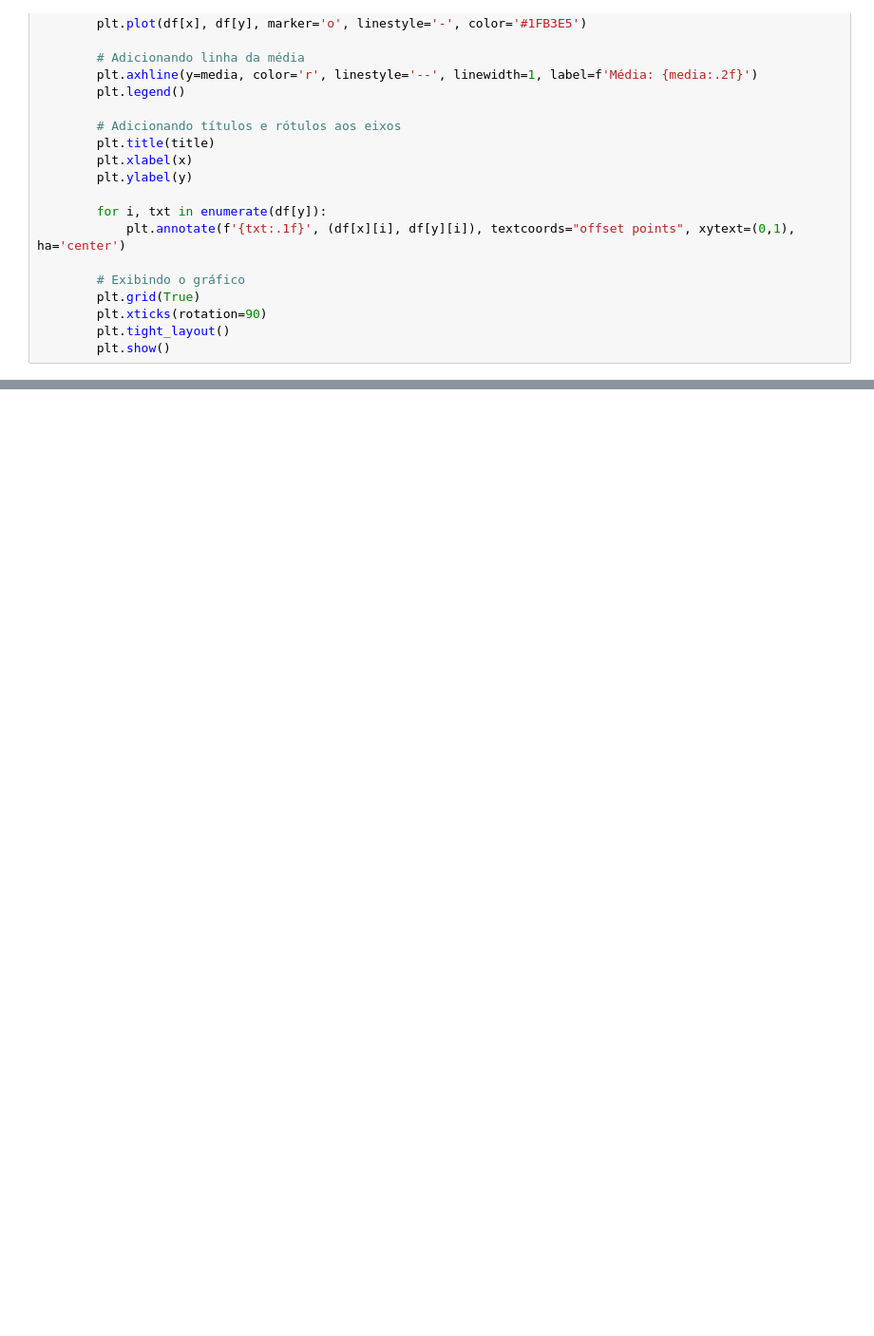
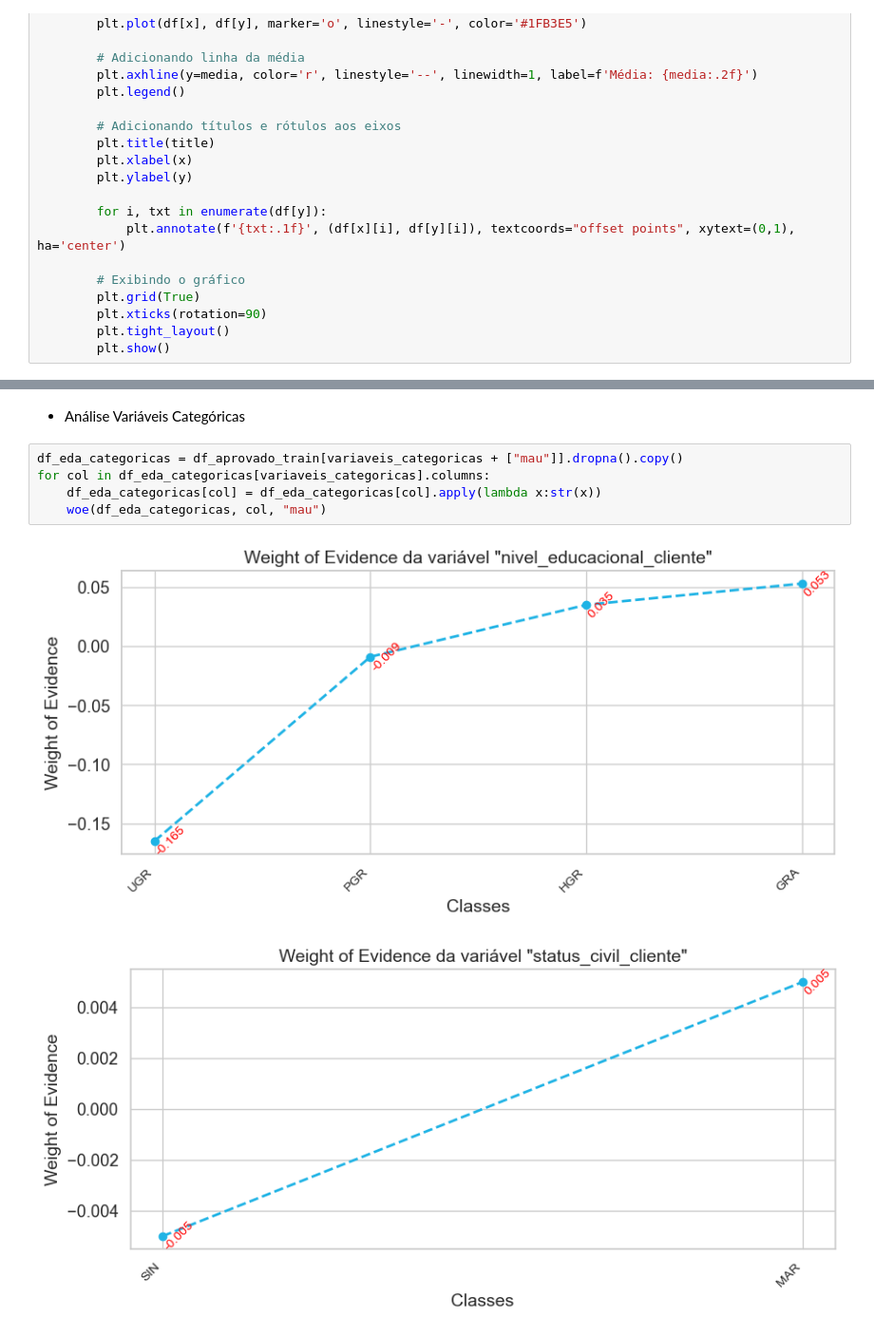
Before and after one commit to leonardovargas10/Reject_Inference, a Jupyter notebook: target/target.ipynb, the cells around one changed output, grey strips where cells are left out. Shown at 95% size. Saved outputs shown, nothing was run; the diff lists cells and outputs as text; blank space fills up the shorter version.

```diff
--- a/target/target.ipynb
+++ b/target/target.ipynb
@@ -352,0 +585,10 @@ teste
+# %% [markdown]
+- Análise Variáveis Categóricas
+# %%
+df_eda_categoricas = df_aprovado_train[variaveis_categoricas + ["mau"]].dropna().copy()
+for col in df_eda_categoricas[variaveis_categoricas].columns:
+    df_eda_categoricas[col] = df_eda_categoricas[col].apply(lambda x:str(x))
+    woe(df_eda_categoricas, col, "mau")
+# %% [output]
+[figure, added]
+[figure, added]
```
Also changed, not shown: parts of 29 cells of this notebook.
